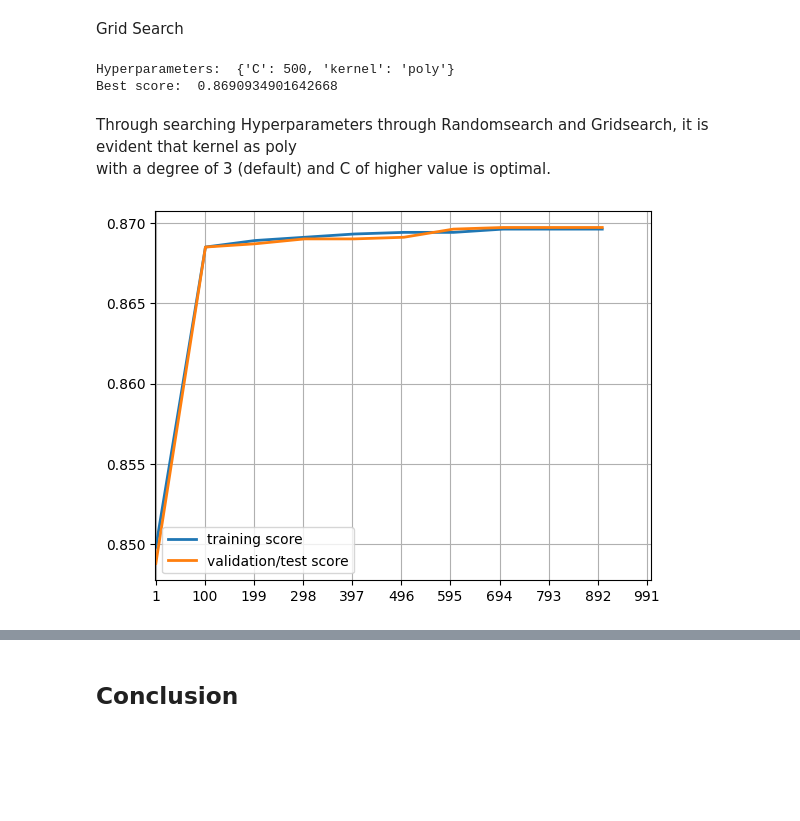
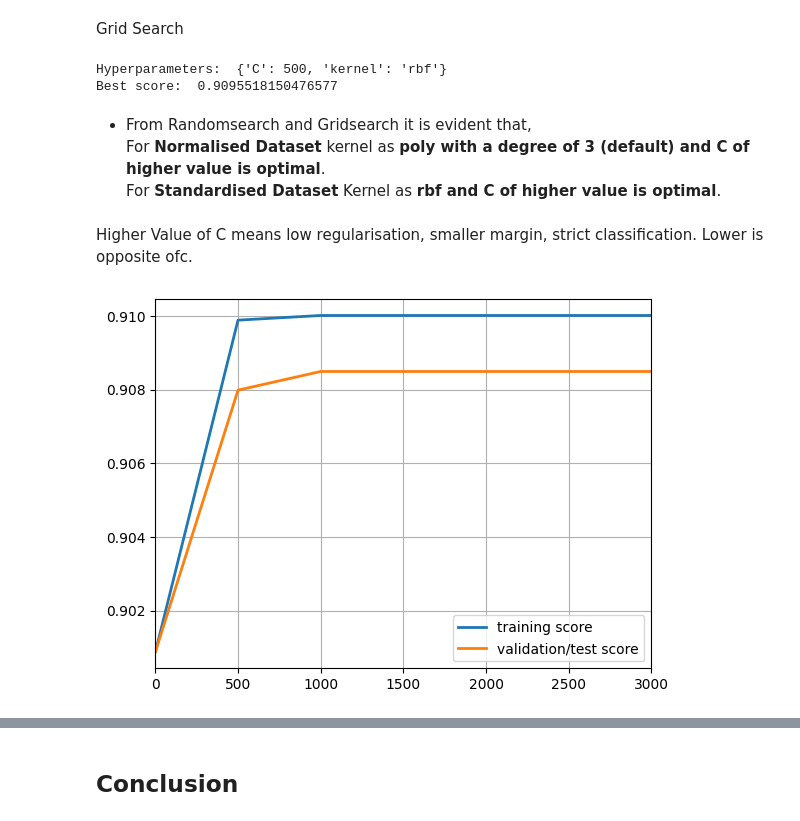
Before and after one commit to Harish-Projects/Bachelorarbeit, a Jupyter notebook: SVM.ipynb, the cells around one changed output, grey strips where cells are left out. Saved outputs shown, nothing was run; the diff lists cells and outputs as text; code cells hidden in the pictures; blank space fills up the shorter version.

```diff
--- a/SVM.ipynb
+++ b/SVM.ipynb
@@ -17,9 +17,8 @@ import numpy as np
 import pandas as pd
 # %%
 #Loading the Dataframe from Feature_Extraction.ipynb
-Dataset = pd.read_pickle("Data_te_norm.pkl")
+Dataset = pd.read_pickle("Data_te_std.pkl")
 Attack_label = pd.read_pickle("Attack_label.pkl")
-Attack_type = pd.read_pickle("Attack_type.pkl")
 Dataset.info()
 # %% [output]
 <class 'pandas.core.frame.DataFrame'>
@@ -175,24 +135,28 @@ search_grid = grid_eval.fit(X_train,Y_train)
 print("Hyperparameters: ", search_grid.best_params_)
 print("Best score: ", search_grid.best_score_)
 # %% [output]
-Hyperparameters:  {'C': 500, 'kernel': 'poly'}
-Best score:  0.8690934901642668
+Hyperparameters:  {'C': 500, 'kernel': 'rbf'}
+Best score:  0.9095518150476577
 # %% [markdown]
-Through searching Hyperparameters through Randomsearch and Gridsearch, it is evident that kernel as poly<br>
-with a degree of 3 (default) and C of higher value is optimal.
+* From Randomsearch and Gridsearch it is evident that,<br>
+For **Normalised Dataset** kernel as **poly with a degree of 3 (default) and C of higher value is optimal**.<br>
+For **Standardised Dataset** Kernel as **rbf and C of higher value is optimal**.<br>
+# %% [markdown]
+Higher Value of C means low regularisation, smaller margin, strict classification.
+Lower is opposite ofc.
 # %%
 from sklearn.model_selection import validation_curve
-C_param = np.arange(1, 1e3, 100)
-svc = svm.SVC(kernel='poly')
-train_score, test_score = validation_curve(svc, X_train, Y_train, param_name= 'C', param_range= C_param, cv=2)
+C_param = [1, 500, 1000, 3000]
+svc = svm.SVC(kernel='rbf')
+train_score, test_score = validation_curve(svc, X_train, Y_train, param_name= 'C', param_range= C_param, cv=3)
 # %%
 fig, ax = plt.subplots()
 ax.grid()
 ax.plot(C_param, train_score.mean(axis=1), linewidth=2.0, label = 'training score')
 ax.plot(C_param, test_score.mean(axis=1), linewidth=2.0, label = 'validation/test score')
-ax.set(xlim=(0, 1000), xticks=np.arange(1, 1000, 99))
+ax.set(xlim=(0, 3000))
 plt.legend()
 plt.show()
 # %% [output]
-[figure, old version]
+[figure, new version]
 # %% [markdown]
```
Also changed, not shown: parts of 54 cells of this notebook, 2 other files.
